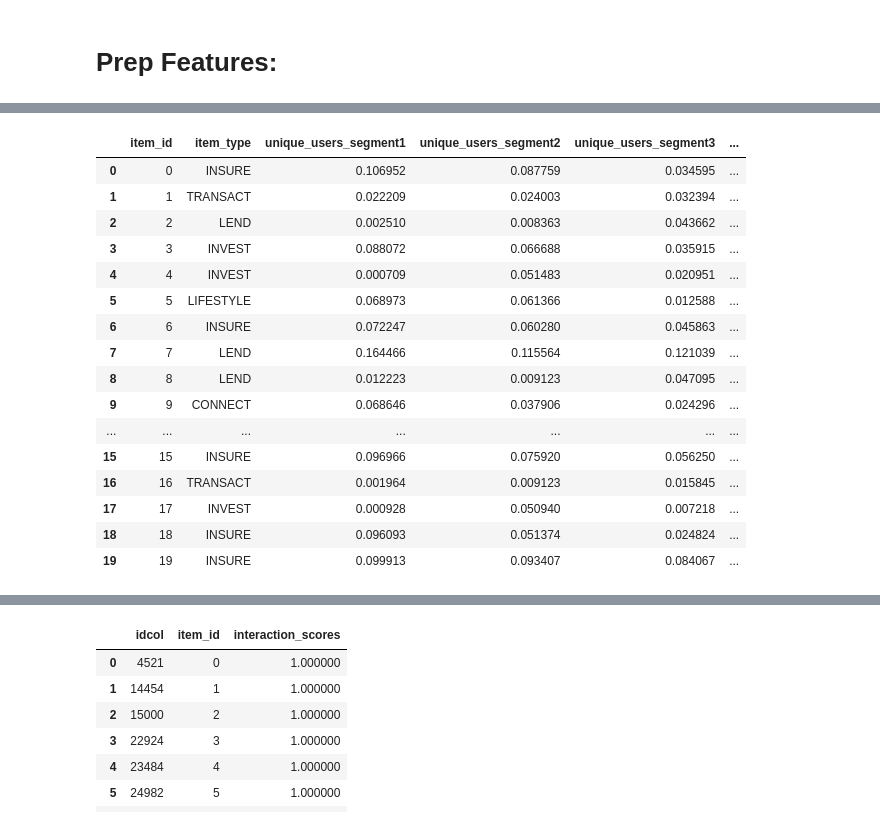
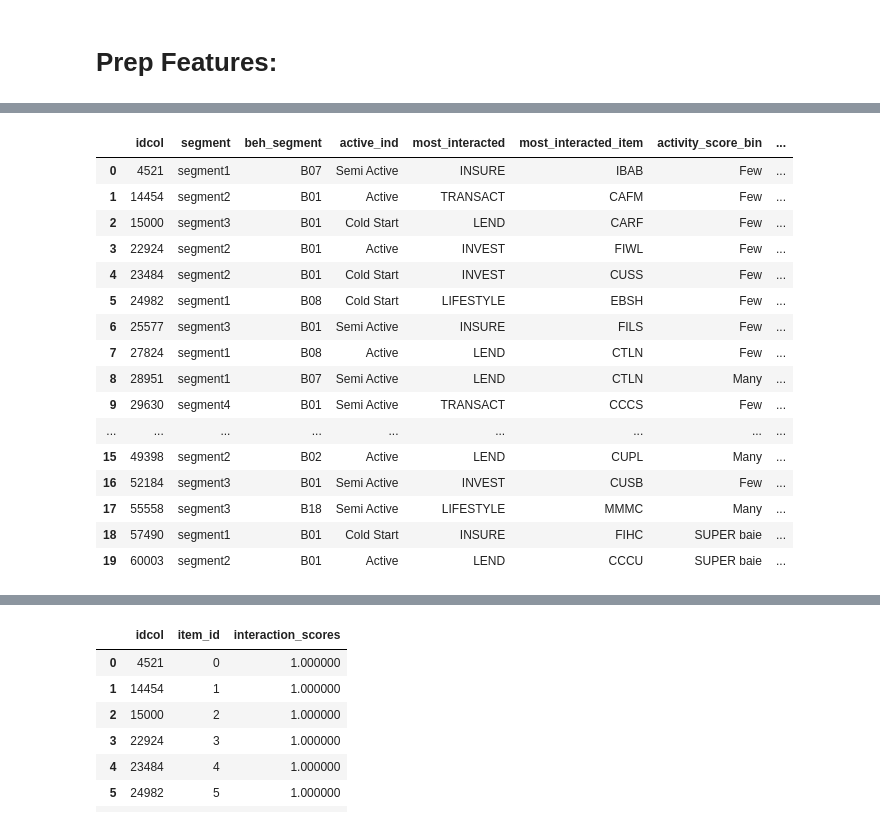
Before and after one commit to lizesteyn/FNBdataquest, a Jupyter notebook: LightFM_2.ipynb, the cells around one changed output, grey strips where cells are left out. Saved outputs shown, nothing was run; the diff lists cells and outputs as text; code cells hidden in the pictures.

```diff
--- a/LightFM_2.ipynb
+++ b/LightFM_2.ipynb
@@ -180,7 +181,11 @@ user_activity['daily_activity_score'] = user_activity['total_interactions'] / us
 # Merge the daily_activity_score back to the original DataFrame
 data = pd.merge(data, user_activity[['idcol', 'daily_activity_score']], on='idcol', how='left')
 
-data.head(40)
+# Put the activity score into bins:
+# Create bins with equal frequency
+data['activity_score_bin'] = pd.qcut(data['daily_activity_score'], q=4, labels=['Few', 'Some', 'Many', 'SUPER baie'])
+
+data.head()
 # %% [output]
 |  | idcol | interaction | int_date | item | item_type | segment | beh_segment | active_ind | ... |
 | 0 | 4521 | CLICK | 2023-02-05 | IBAB | INSURE | segment1 | B07 | Semi Active | ... |
@@ -218,6 +212,9 @@ activity_rate = user_unique_days / total_days
 # Merge the activity_rate back into the original dataframe
 data = data.merge(activity_rate.rename('activity_rate'), on='idcol')
 
+
+# Put activity rate into buns
+data['activity_rate_bin'] = pd.qcut(data['activity_rate'], q=4, labels=['Low', 'Medium', 'High', 'VeryHigh'])
 data.head(20)
 # %% [output]
 |  | idcol | interaction | int_date | item | item_type | segment | beh_segment | active_ind | ... |
@@ -315,12 +333,12 @@ interaction_counts = interaction_counts.sort_values(by=['idcol', 'interaction_co
 most_interacted = interaction_counts.groupby('idcol').nth(0).reset_index()[['idcol', 'item']]
 most_interacted.rename(columns={'item': 'most_interacted_item'}, inplace=True)
 
-second_most_interacted = interaction_counts.groupby('idcol').nth(1).reset_index()[['idcol', 'item']]
-second_most_interacted.rename(columns={'item': 'second_most_interacted_item'}, inplace=True)
+# second_most_interacted = interaction_counts.groupby('idcol').nth(1).reset_index()[['idcol', 'item']]
+# second_most_interacted.rename(columns={'item': 'second_most_interacted_item'}, inplace=True)
 
 # Merge the most and second most interacted items back into the original DataFrame
 data = data.merge(most_interacted, on='idcol', how='left')
-data = data.merge(second_most_interacted, on='idcol', how='left')
+# data = data.merge(second_most_interacted, on='idcol', how='left')
 
 # Display the result
 data.head(20)
@@ -543,0 +406,20 @@ data.head()
+# %%
+# Add number of unique users per item and normalise it per column:
+# Calculate the number of unique users per item
+unique_users_per_item = data.groupby('item')['idcol'].nunique().reset_index()
+unique_users_per_item.columns = ['item', 'unique_user_count']
+
+# Merge this information back into the original dataframe
+data = data.merge(unique_users_per_item, on='item', how='left')
+
+# Print skewness to determine bins:
+# skewness_pd = pd.Series(data["unique_user_count"]).skew()
+# print(skewness_pd)
+
+# Apply log transformation to reduce skewness:
+# data['log_unique_user_count'] = data['unique_user_count'].apply(np.log)
+
+# skewness_pd = pd.Series(data["log_unique_user_count"]).skew()
+# print(skewness_pd)
+data['item_popularity'] = pd.qcut(data['unique_user_count'], q=6, labels=["Unknown", "Somewhat known", "known", "mildly popular", "popular", "Taylor Swift"])
+data.head(20)
@@ -567,15 +468,16 @@ data.head(20)
 # %%
 # Define the user columns, item columns and interaction columns:
-u_cols = ["idcol", "segment", "beh_segment", "active_ind", "most_interacted", "most_interacted_item", "daily_activity_score", "activity_rate"] # TODO Include the checlout-click ratio if useful
+u_cols = ["idcol", "segment", "beh_segment", "active_ind", "most_interacted", "most_interacted_item", "activity_score_bin", "activity_rate_bin", "num_interactions",
+          "most_frequent_day"] # TODO Include the checlout-click ratio if useful
 # u_cols = ["idcol", "segment", "beh_segment", "active_ind", "avg_daily_freq", "avg_weekly_freq", "avg_monthly_freq"]
 # item_cols = ["item_id", "item", "item_type", "most_bought_by_beh_seg", "most_bought_by_seg", "most_clicked_by_beh_seg",
 #              "most_clicked_by_seg"]
 
-item_cols = ["item_id", "item_type", "unique_users_segment1", "unique_users_segment2", "unique_users_segment3", "unique_users_segment4"]
+item_cols = ["item_id", "item_type", "item_popularity"]
 interact_cols = ["idcol", "item_id", "interaction_scores"] # I include idcol and item for now, to basically say "this user did this item with this score at this date"
 
 
-test_item_cols = ["item_id", "item_type", "item"]
+test_item_cols = ["item_id", "item_type", "item","item_popularity"]
 # Experiment 4:
 # u_cols = ["idcol", "segment", "beh_segment", "active_ind"]
 # item_cols = ["item_id", "item", "item_type"]
@@ -611,6 +513,6 @@ print(user.shape)
 
 # Clamp the interaction_scores to a maximum of 5
 # rating['interaction_scores'] = rating['interaction_scores'].clip(upper=5)
-display(item.head(20))
+display(user.head(20))
 # %% [output]
 (93712, 3)
@@ -619,17 +521,17 @@ display(item.head(20))
-|  | item_id | item_type | unique_users_segment1 | unique_users_segment2 | unique_users_segment3 | ... |
-| 0 | 0 | INSURE | 0.106952 | 0.087759 | 0.034595 | ... |
-| 1 | 1 | TRANSACT | 0.022209 | 0.024003 | 0.032394 | ... |
-| 2 | 2 | LEND | 0.002510 | 0.008363 | 0.043662 | ... |
-| 3 | 3 | INVEST | 0.088072 | 0.066688 | 0.035915 | ... |
-| 4 | 4 | INVEST | 0.000709 | 0.051483 | 0.020951 | ... |
-| 5 | 5 | LIFESTYLE | 0.068973 | 0.061366 | 0.012588 | ... |
-| 6 | 6 | INSURE | 0.072247 | 0.060280 | 0.045863 | ... |
-| 7 | 7 | LEND | 0.164466 | 0.115564 | 0.121039 | ... |
-| 8 | 8 | LEND | 0.012223 | 0.009123 | 0.047095 | ... |
-| 9 | 9 | CONNECT | 0.068646 | 0.037906 | 0.024296 | ... |
-| ... | ... | ... | ... | ... | ... | ... |
-| 15 | 15 | INSURE | 0.096966 | 0.075920 | 0.056250 | ... |
-| 16 | 16 | TRANSACT | 0.001964 | 0.009123 | 0.015845 | ... |
-| 17 | 17 | INVEST | 0.000928 | 0.050940 | 0.007218 | ... |
-| 18 | 18 | INSURE | 0.096093 | 0.051374 | 0.024824 | ... |
-| 19 | 19 | INSURE | 0.099913 | 0.093407 | 0.084067 | ... |
+|  | idcol | segment | beh_segment | active_ind | most_interacted | most_interacted_item | activity_score_bin | ... |
+| 0 | 4521 | segment1 | B07 | Semi Active | INSURE | IBAB | Few | ... |
+| 1 | 14454 | segment2 | B01 | Active | TRANSACT | CAFM | Few | ... |
+| 2 | 15000 | segment3 | B01 | Cold Start | LEND | CARF | Few | ... |
+| 3 | 22924 | segment2 | B01 | Active | INVEST | FIWL | Few | ... |
+| 4 | 23484 | segment2 | B01 | Cold Start | INVEST | CUSS | Few | ... |
+| 5 | 24982 | segment1 | B08 | Cold Start | LIFESTYLE | EBSH | Few | ... |
+| 6 | 25577 | segment3 | B01 | Semi Active | INSURE | FILS | Few | ... |
+| 7 | 27824 | segment1 | B08 | Active | LEND | CTLN | Few | ... |
+| 8 | 28951 | segment1 | B07 | Semi Active | LEND | CTLN | Many | ... |
+| 9 | 29630 | segment4 | B01 | Semi Active | TRANSACT | CCCS | Few | ... |
+| ... | ... | ... | ... | ... | ... | ... | ... | ... |
+| 15 | 49398 | segment2 | B02 | Active | LEND | CUPL | Many | ... |
+| 16 | 52184 | segment3 | B01 | Semi Active | INVEST | CUSB | Few | ... |
+| 17 | 55558 | segment3 | B18 | Semi Active | LIFESTYLE | MMMC | Many | ... |
+| 18 | 57490 | segment1 | B01 | Cold Start | INSURE | FIHC | SUPER baie | ... |
+| 19 | 60003 | segment2 | B01 | Active | LEND | CCCU | SUPER baie | ... |
```
Also changed, not shown: parts of 49 cells of this notebook, 1 other file.
